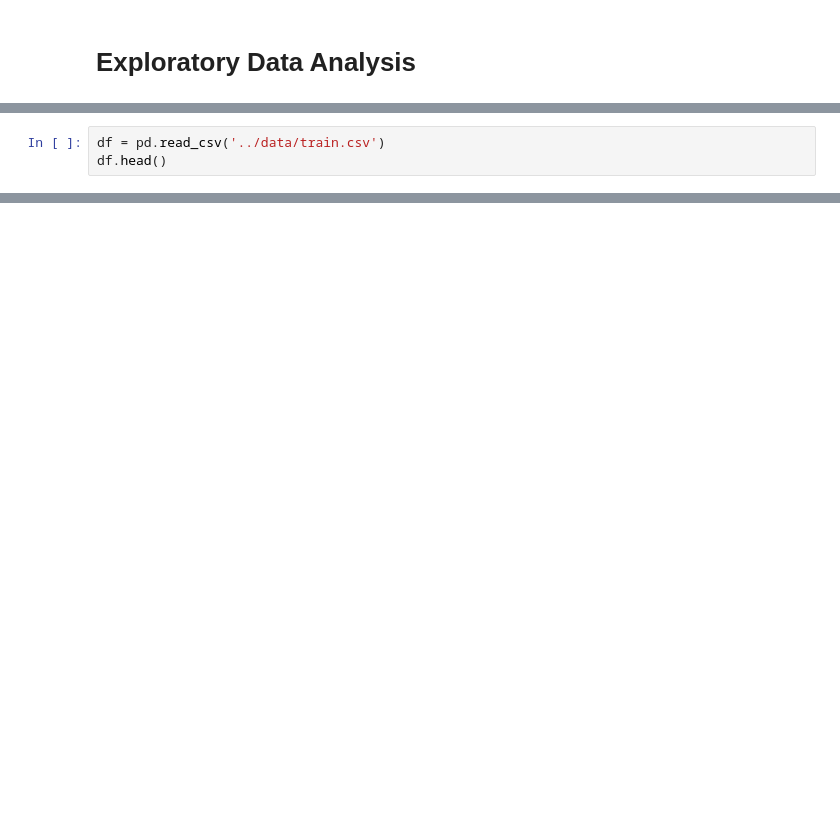
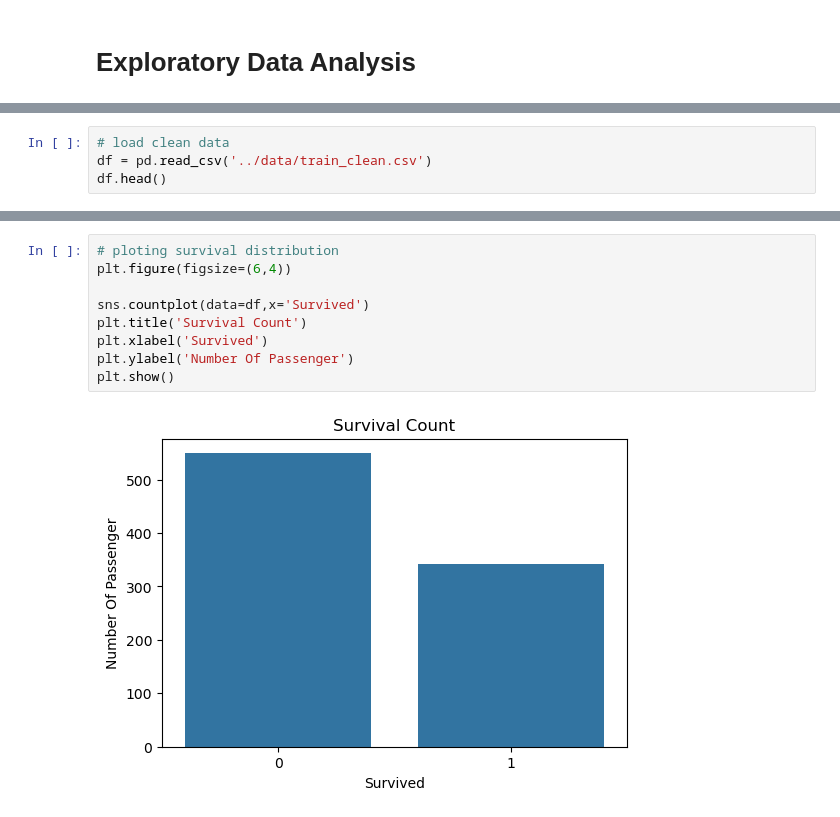
Before and after one commit to pavanpal00000-maker/Titanic--Survival-Analysis-, a Jupyter notebook: Notebooks/02_exploratory_data_analysis.ipynb, the cells around one changed output, grey strips where cells are left out. Cells and saved outputs as stored; diff of their text form; blank space fills up the shorter version.

```diff
--- a/Notebooks/02_exploratory_data_analysis.ipynb
+++ b/Notebooks/02_exploratory_data_analysis.ipynb
@@ -12,7 +13,8 @@ print("Setup successfull")
 # %% [output]
 Setup successfull
 # %%
-df = pd.read_csv('../data/train.csv')
+# load clean data
+df = pd.read_csv('../data/train_clean.csv')
 df.head()
 # %% [output]
 |  | PassengerId | Survived | Pclass | Name | Sex | Age | SibSp | Parch | Ticket | Fare | ... |
@@ -39,0 +100,11 @@ dtype: int64
+# %%
+# ploting survival distribution
+plt.figure(figsize=(6,4))
+
+sns.countplot(data=df,x='Survived')
+plt.title('Survival Count')
+plt.xlabel('Survived')
+plt.ylabel('Number Of Passenger')
+plt.show()
+# %% [output]
+[figure, added]
```
Also changed, not shown: parts of 34 cells of this notebook.
